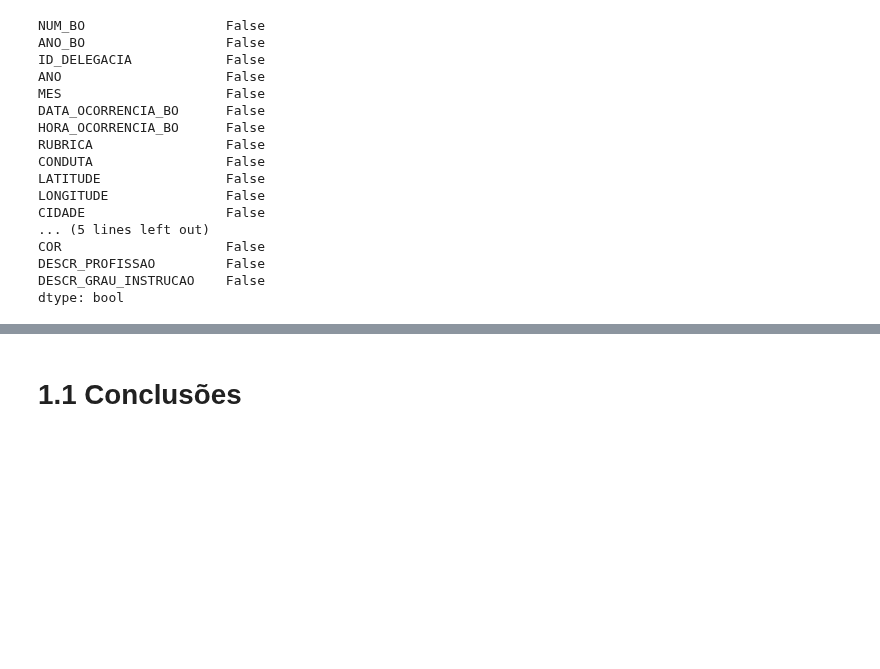
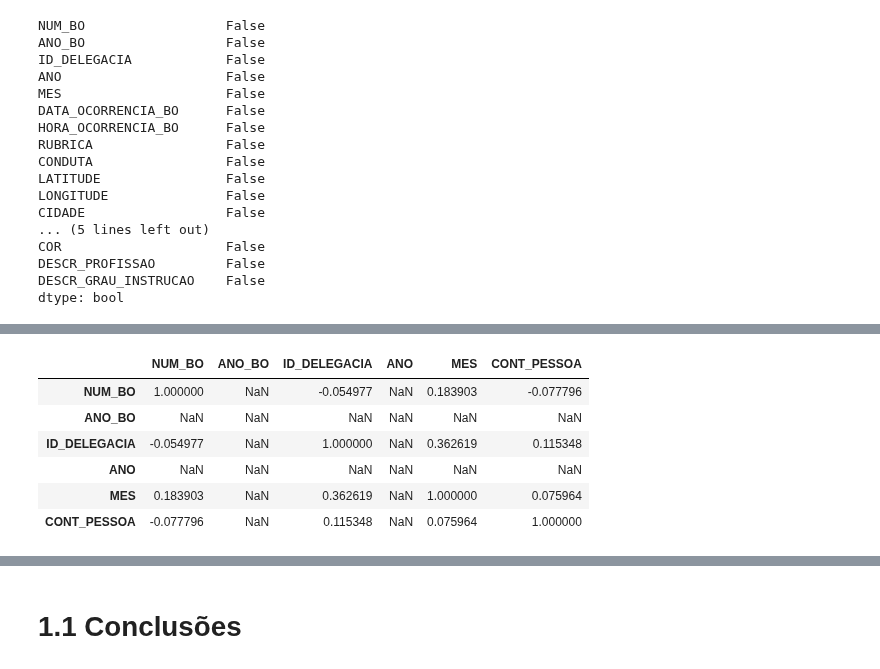
Before and after one commit to debora28/pi-2020.2, a Jupyter notebook: DataScience2.ipynb, the cells around one changed output, grey strips where cells are left out. Saved outputs shown, nothing was run; the diff lists cells and outputs as text; code cells hidden in the pictures; blank space fills up the shorter version.

```diff
--- a/DataScience2.ipynb
+++ b/DataScience2.ipynb
@@ -391,0 +427,11 @@ dtype: bool
+# %%
+corr = data.corr()
+corr
+# %% [output]
+|  | NUM_BO | ANO_BO | ID_DELEGACIA | ANO | MES | CONT_PESSOA |
+| NUM_BO | 1.000000 | NaN | -0.054977 | NaN | 0.183903 | -0.077796 |
+| ANO_BO | NaN | NaN | NaN | NaN | NaN | NaN |
+| ID_DELEGACIA | -0.054977 | NaN | 1.000000 | NaN | 0.362619 | 0.115348 |
+| ANO | NaN | NaN | NaN | NaN | NaN | NaN |
+| MES | 0.183903 | NaN | 0.362619 | NaN | 1.000000 | 0.075964 |
+| CONT_PESSOA | -0.077796 | NaN | 0.115348 | NaN | 0.075964 | 1.000000 |
```
Also changed, not shown: parts of 33 cells of this notebook.
